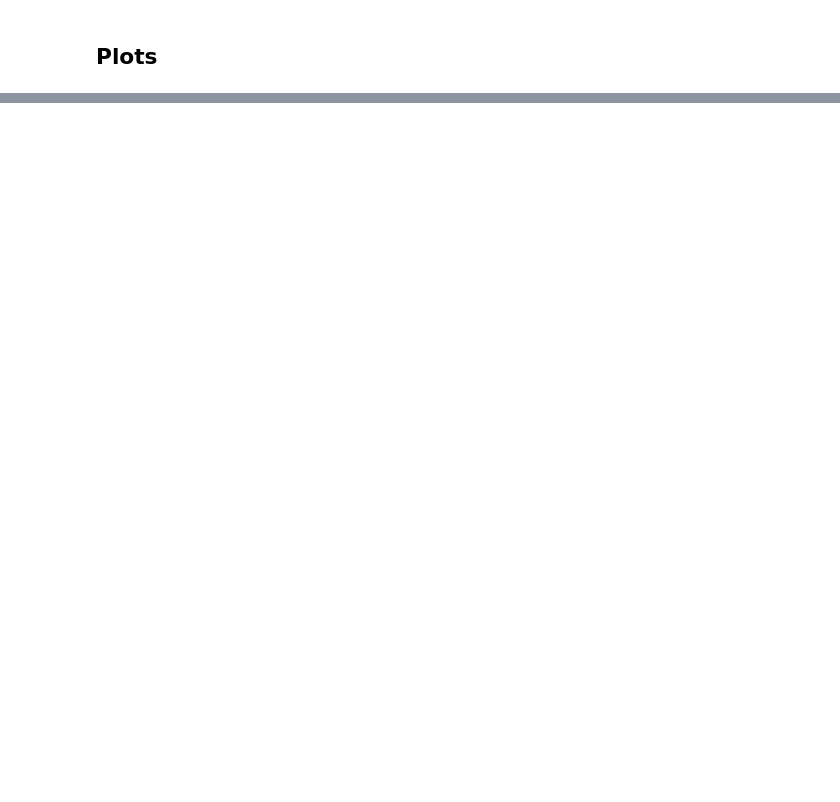
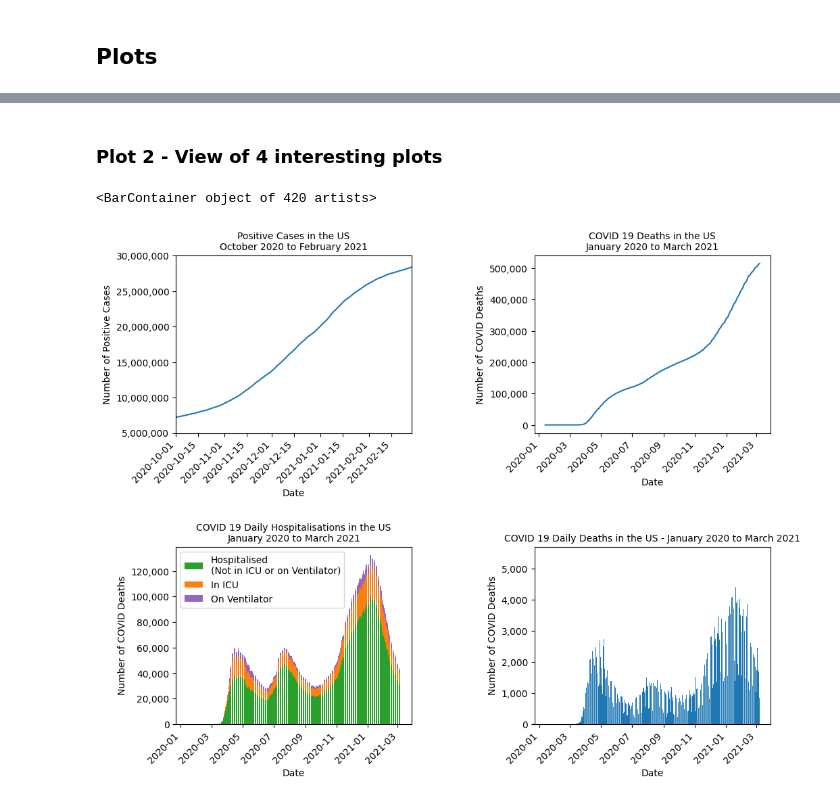
Before and after one commit to Goodgie01/Software-Engineering-University, a Jupyter notebook: summative_code.ipynb, the cells around one changed output, grey strips where cells are left out. Saved outputs shown, nothing was run; the diff lists cells and outputs as text; code cells hidden in the pictures; blank space fills up the shorter version.

```diff
--- a/summative_code.ipynb
+++ b/summative_code.ipynb
@@ -243,0 +250,66 @@ plt.plot(df['date'], df['positive'])
+# %% [markdown]
+### Plot 2 - View of 4 interesting plots
+# %%
+fig, axs = plt.subplots(2, 2, figsize=(12, 10))
+fig.tight_layout(pad=10)
+
+#Top Left - Zooming in on the steep incline of positive COVID 19 cases between October 2020 and February 2021
+axs[0,0].ticklabel_format(style = 'plain')
+axs[0,0].yaxis.set_major_formatter(matplotlib.ticker.StrMethodFormatter('{x:,.0f}'))
+
+axs[0,0].set_title('Positive Cases in the US\nOctober 2020 to February 2021', fontsize = 10)
+axs[0,0].set_ylabel('Number of Positive Cases')
+axs[0,0].set_xlabel('Date')
+
+axs[0,0].set_xlim([datetime.date(2020, 10, 1), datetime.date(2021, 2, 28)])
+axs[0,0].set_ylim(5000000, 30000000)
+
+plt.setp(axs[0,0].get_xticklabels(), rotation=45, horizontalalignment='right')
+
+axs[0,0].plot(df['date'], df['positive'])
+
+#Top Right
+axs[0,1].ticklabel_format(style = 'plain')
+axs[0,1].yaxis.set_major_formatter(matplotlib.ticker.StrMethodFormatter('{x:,.0f}'))
+
+axs[0,1].set_title('COVID 19 Deaths in the US\nJanuary 2020 to March 2021', fontsize = 10)
+axs[0,1].set_ylabel('Number of COVID Deaths')
+axs[0,1].set_xlabel('Date')
+
+plt.setp(axs[0,1].get_xticklabels(), rotation=45, horizontalalignment='right')
+
+axs[0,1].plot(df['date'], df['death'])
+
+#Bottom Left
+axs[1,0].ticklabel_format(style = 'plain')
+axs[1,0].yaxis.set_major_formatter(matplotlib.ticker.StrMethodFormatter('{x:,.0f}'))
+
+axs[1,0].set_title('COVID 19 Daily Hospitalisations in the US\nJanuary 2020 to March 2021', fontsize = 10)
+axs[1,0].set_ylabel('Number of COVID Deaths')
+axs[1,0].set_xlabel('Date')
+
+plt.setp(axs[1,0].get_xticklabels(), rotation=45, horizontalalignment='right')
+
+y1 = df['onlyHospitalizedCurrently']
+y2 = df['inIcuCurrently']
+y3 = df['onVentilatorCurrently']
+
+axs[1,0].bar(df['date'], y1, label = 'Hospitalised\n(Not in ICU or on Ventilator)', color = 'tab:green')
+axs[1,0].bar(df['date'], y2, bottom = y1, label = 'In ICU', color = 'tab:orange')
+axs[1,0].bar(df['date'], y3, bottom = y1 + y2, label = 'On Ventilator', color = 'tab:purple')
+axs[1,0].legend(fontsize = 10)
+
+#Bottom Right
+axs[1,1].ticklabel_format(style = 'plain')
+axs[1,1].yaxis.set_major_formatter(matplotlib.ticker.StrMethodFormatter('{x:,.0f}'))
+
+axs[1,1].set_title('COVID 19 Daily Deaths in the US - January 2020 to March 2021', fontsize = 10)
+axs[1,1].set_ylabel('Number of COVID Deaths')
+axs[1,1].set_xlabel('Date')
+
+plt.setp(axs[1,1].get_xticklabels(), rotation=45, horizontalalignment='right')
+
+axs[1,1].bar(df['date'], df['deathIncrease'])
+# %% [output]
+<BarContainer object of 420 artists>
+[figure, added]
```
Also changed, not shown: parts of 5 cells of this notebook.
